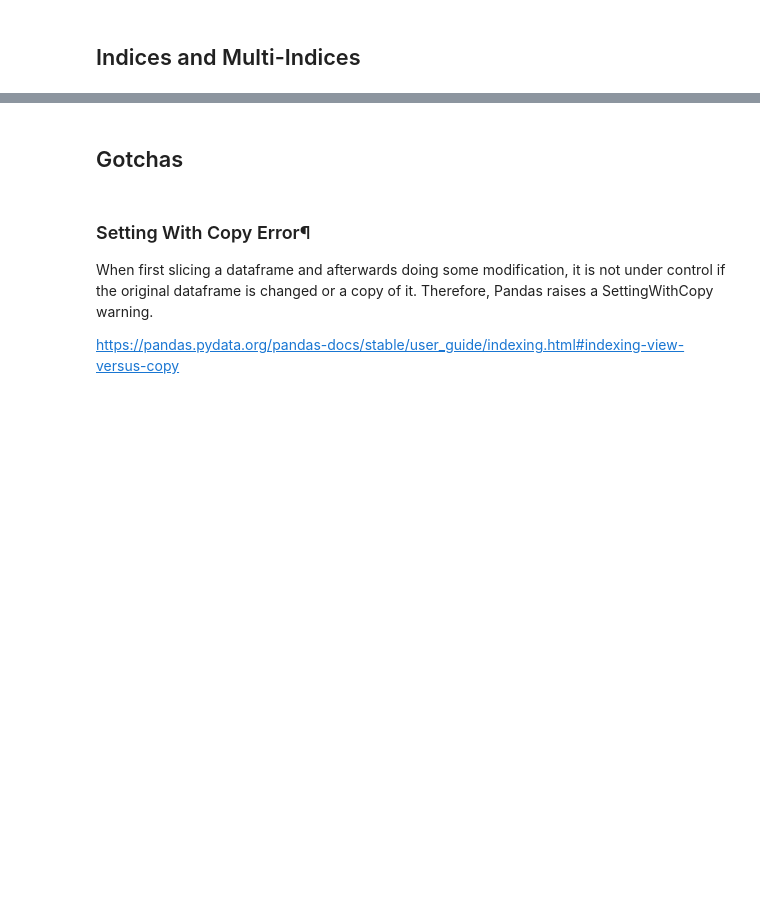
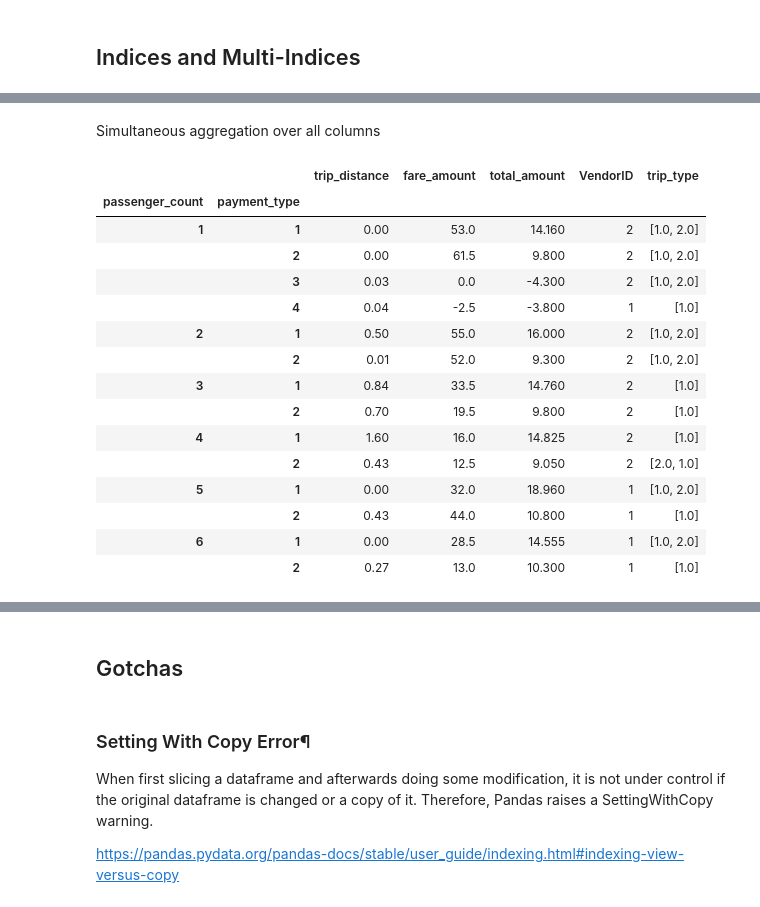
Before and after one commit to lungben/python_tutorial, a Jupyter notebook: notebooks/pandas.ipynb, the cells around one changed output, grey strips where cells are left out. Drawn from its saved outputs; the diff is of its cells as text; code cells hidden in the pictures; blank space fills up the shorter version.

```diff
--- a/notebooks/pandas.ipynb
+++ b/notebooks/pandas.ipynb
@@ -487,0 +572,22 @@ In contrast to *iterrows()*, *itertuples()* preserves data types.
+# %% [markdown]
+Simultaneous aggregation over all columns
+# %%
+taxi_grouped.agg({'trip_distance': min, 'fare_amount': max, 'total_amount': np.median,
+                  'VendorID': 'nunique', 'trip_type': 'unique'})
+# %% [output]
+|  |  | trip_distance | fare_amount | total_amount | VendorID | trip_type |
+| passenger_count | payment_type |  |  |  |  |  |
+| 1 | 1 | 0.00 | 53.0 | 14.160 | 2 | [1.0, 2.0] |
+|  | 2 | 0.00 | 61.5 | 9.800 | 2 | [1.0, 2.0] |
+|  | 3 | 0.03 | 0.0 | -4.300 | 2 | [1.0, 2.0] |
+|  | 4 | 0.04 | -2.5 | -3.800 | 1 | [1.0] |
+| 2 | 1 | 0.50 | 55.0 | 16.000 | 2 | [1.0, 2.0] |
+|  | 2 | 0.01 | 52.0 | 9.300 | 2 | [1.0, 2.0] |
+| 3 | 1 | 0.84 | 33.5 | 14.760 | 2 | [1.0] |
+|  | 2 | 0.70 | 19.5 | 9.800 | 2 | [1.0] |
+| 4 | 1 | 1.60 | 16.0 | 14.825 | 2 | [1.0] |
+|  | 2 | 0.43 | 12.5 | 9.050 | 2 | [2.0, 1.0] |
+| 5 | 1 | 0.00 | 32.0 | 18.960 | 1 | [1.0, 2.0] |
+|  | 2 | 0.43 | 44.0 | 10.800 | 1 | [1.0] |
+| 6 | 1 | 0.00 | 28.5 | 14.555 | 1 | [1.0, 2.0] |
+|  | 2 | 0.27 | 13.0 | 10.300 | 1 | [1.0] |
```
Also changed, not shown: parts of 45 cells of this notebook.
